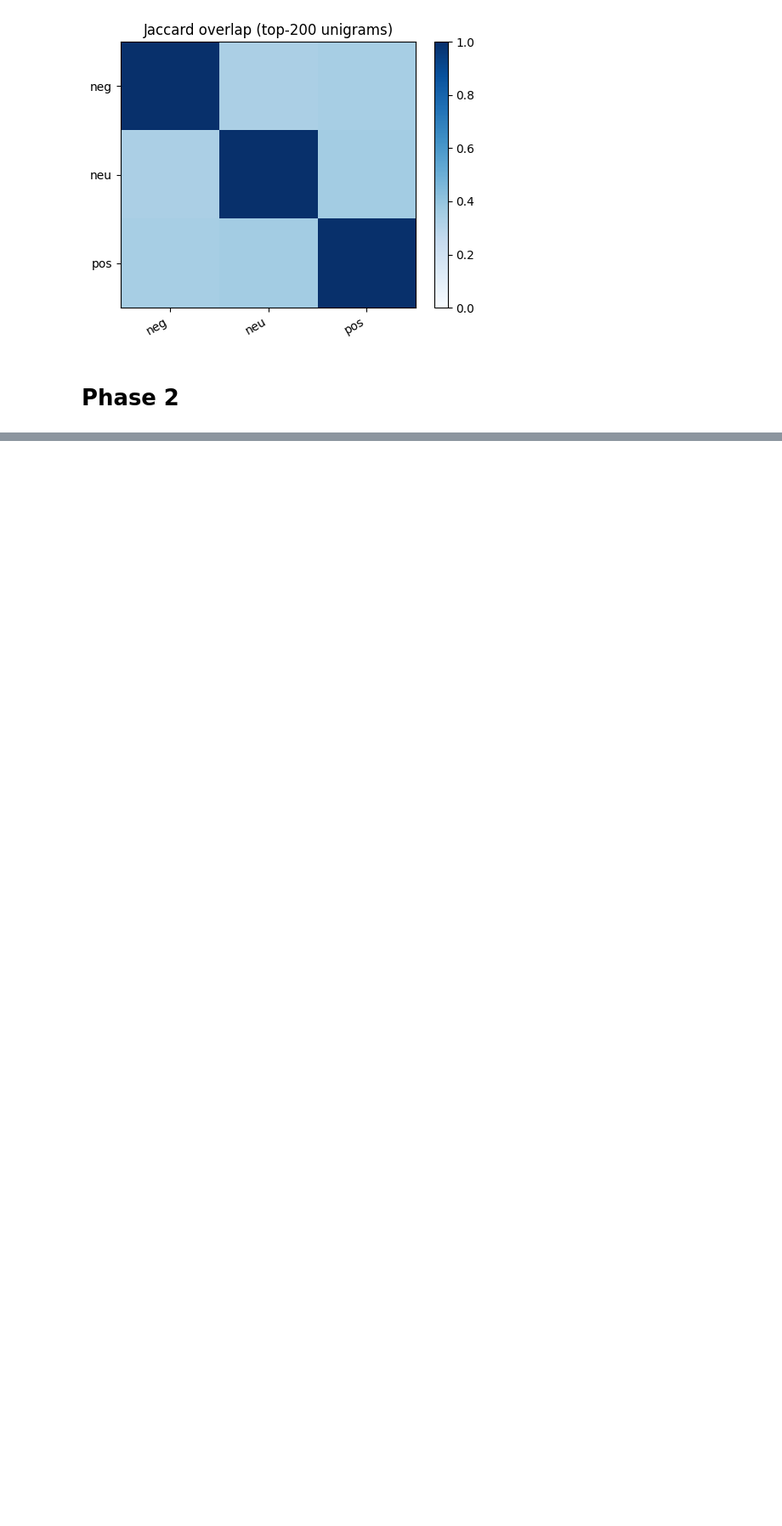
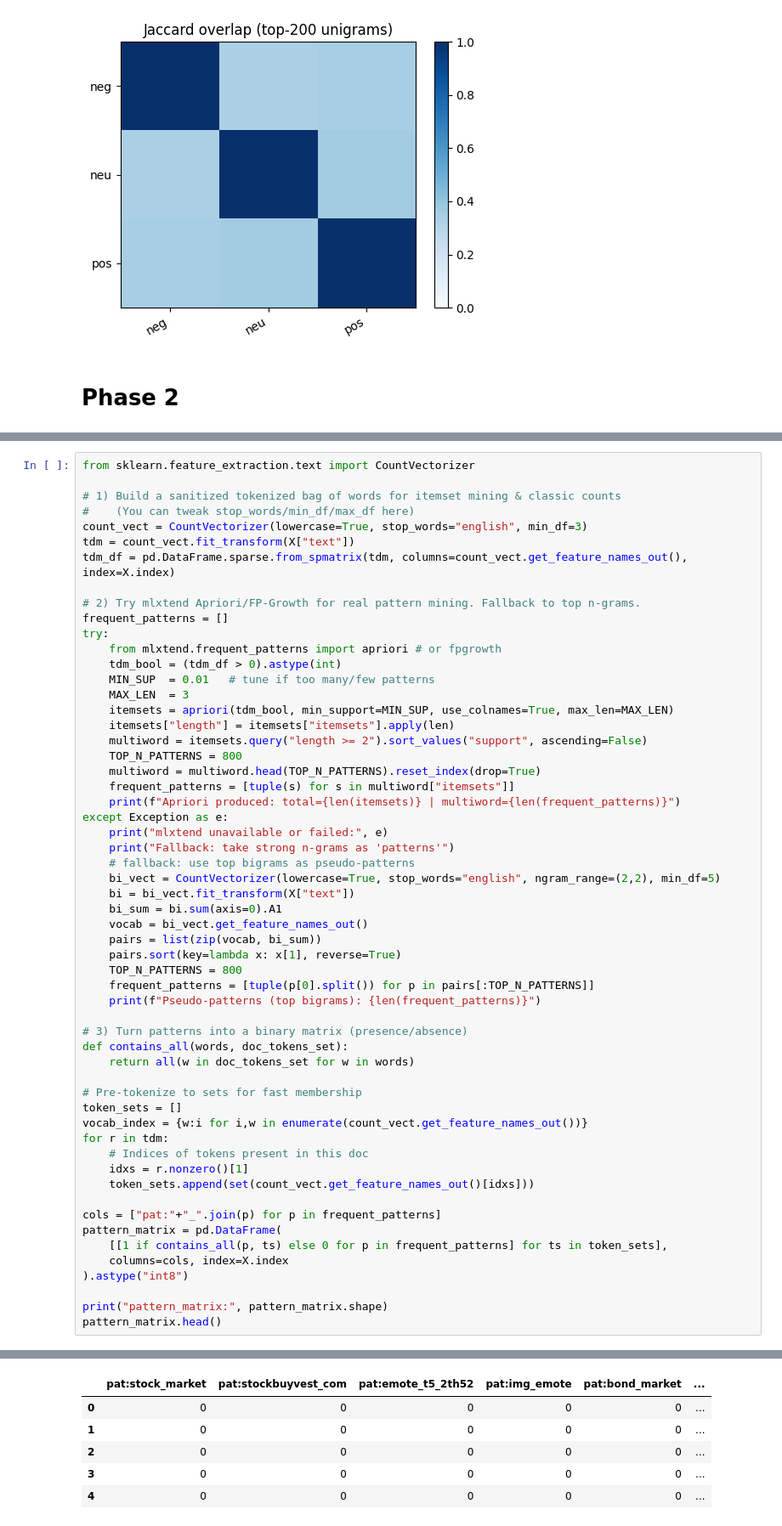
Before and after one commit to brandonlin991118/DM2025-Lab1-Exercise, a Jupyter notebook: DM2025-Lab1-Homework.ipynb, the cells around one changed output, grey strips where cells are left out. Shown at 85% size. Cells and saved outputs as stored; diff of their text form; blank space fills up the shorter version.

```diff
--- a/DM2025-Lab1-Homework.ipynb
+++ b/DM2025-Lab1-Homework.ipynb
@@ -264,0 +339,58 @@ plt.show()
+# %%
+from sklearn.feature_extraction.text import CountVectorizer
+
+# 1) Build a sanitized tokenized bag of words for itemset mining & classic counts
+#    (You can tweak stop_words/min_df/max_df here)
+count_vect = CountVectorizer(lowercase=True, stop_words="english", min_df=3)
+tdm = count_vect.fit_transform(X["text"])
+tdm_df = pd.DataFrame.sparse.from_spmatrix(tdm, columns=count_vect.get_feature_names_out(), index=X.index)
+
+# 2) Try mlxtend Apriori/FP-Growth for real pattern mining. Fallback to top n-grams.
+frequent_patterns = []
+try:
+    from mlxtend.frequent_patterns import apriori # or fpgrowth
+    tdm_bool = (tdm_df > 0).astype(int)
+    MIN_SUP  = 0.01   # tune if too many/few patterns
+    MAX_LEN  = 3
+    itemsets = apriori(tdm_bool, min_support=MIN_SUP, use_colnames=True, max_len=MAX_LEN)
+    itemsets["length"] = itemsets["itemsets"].apply(len)
+    multiword = itemsets.query("length >= 2").sort_values("support", ascending=False)
+    TOP_N_PATTERNS = 800
+    multiword = multiword.head(TOP_N_PATTERNS).reset_index(drop=True)
+    frequent_patterns = [tuple(s) for s in multiword["itemsets"]]
+    print(f"Apriori produced: total={len(itemsets)} | multiword={len(frequent_patterns)}")
+except Exception as e:
+    print("mlxtend unavailable or failed:", e)
+    print("Fallback: take strong n-grams as 'patterns'")
+    # fallback: use top bigrams as pseudo-patterns
+    bi_vect = CountVectorizer(lowercase=True, stop_words="english", ngram_range=(2,2), min_df=5)
+    bi = bi_vect.fit_transform(X["text"])
+    bi_sum = bi.sum(axis=0).A1
+    vocab = bi_vect.get_feature_names_out()
+    pairs = list(zip(vocab, bi_sum))
+    pairs.sort(key=lambda x: x[1], reverse=True)
+    TOP_N_PATTERNS = 800
+    frequent_patterns = [tuple(p[0].split()) for p in pairs[:TOP_N_PATTERNS]]
+    print(f"Pseudo-patterns (top bigrams): {len(frequent_patterns)}")
+
+# 3) Turn patterns into a binary matrix (presence/absence)
+def contains_all(words, doc_tokens_set):
+    return all(w in doc_tokens_set for w in words)
+
+# Pre-tokenize to sets for fast membership
+token_sets = []
+vocab_index = {w:i for i,w in enumerate(count_vect.get_feature_names_out())}
+for r in tdm:
+    # Indices of tokens present in this doc
+    idxs = r.nonzero()[1]
+    token_sets.append(set(count_vect.get_feature_names_out()[idxs]))
+
+cols = ["pat:"+"_".join(p) for p in frequent_patterns]
+pattern_matrix = pd.DataFrame(
+    [[1 if contains_all(p, ts) else 0 for p in frequent_patterns] for ts in token_sets],
+    columns=cols, index=X.index
+).astype("int8")
+
+print("pattern_matrix:", pattern_matrix.shape)
+pattern_matrix.head()
+# %% [output]
@@ -264,0 +401,6 @@ plt.show()
+|  | pat:stock_market | pat:stockbuyvest_com | pat:emote_t5_2th52 | pat:img_emote | pat:bond_market | ... |
+| 0 | 0 | 0 | 0 | 0 | 0 | ... |
+| 1 | 0 | 0 | 0 | 0 | 0 | ... |
+| 2 | 0 | 0 | 0 | 0 | 0 | ... |
+| 3 | 0 | 0 | 0 | 0 | 0 | ... |
+| 4 | 0 | 0 | 0 | 0 | 0 | ... |
```
Also changed, not shown: parts of 10 cells of this notebook.
